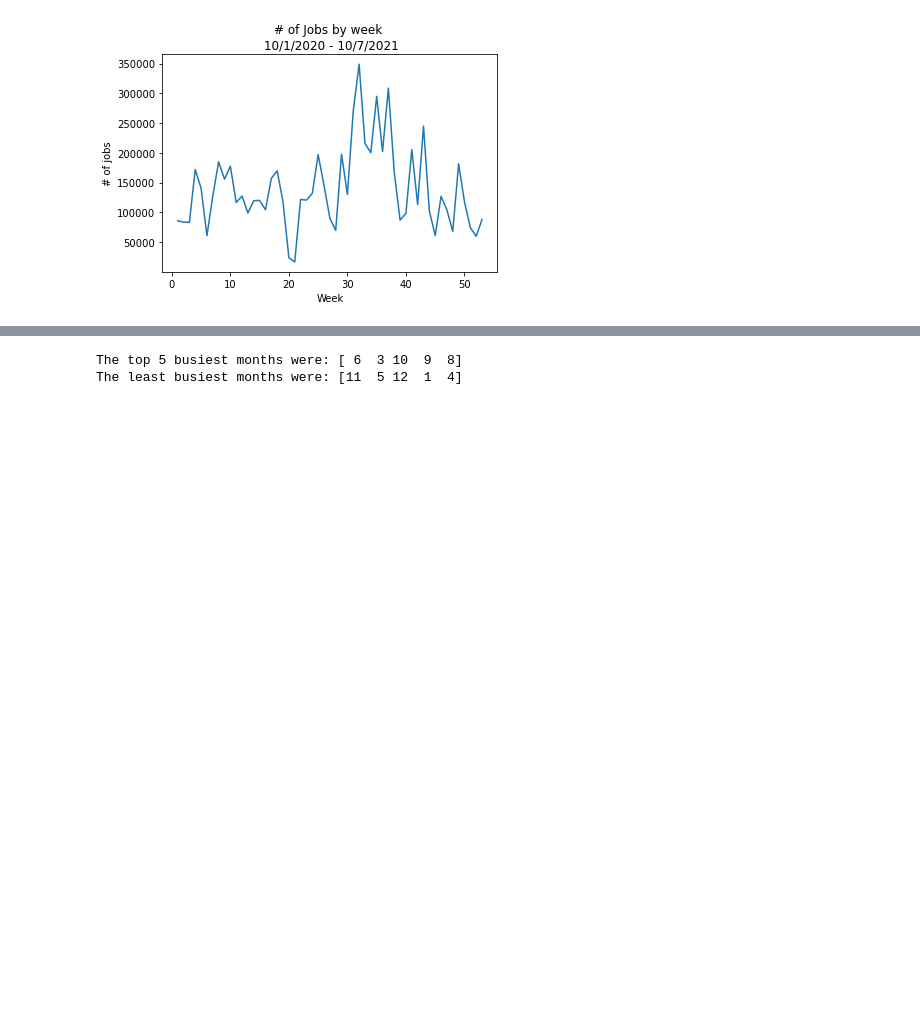
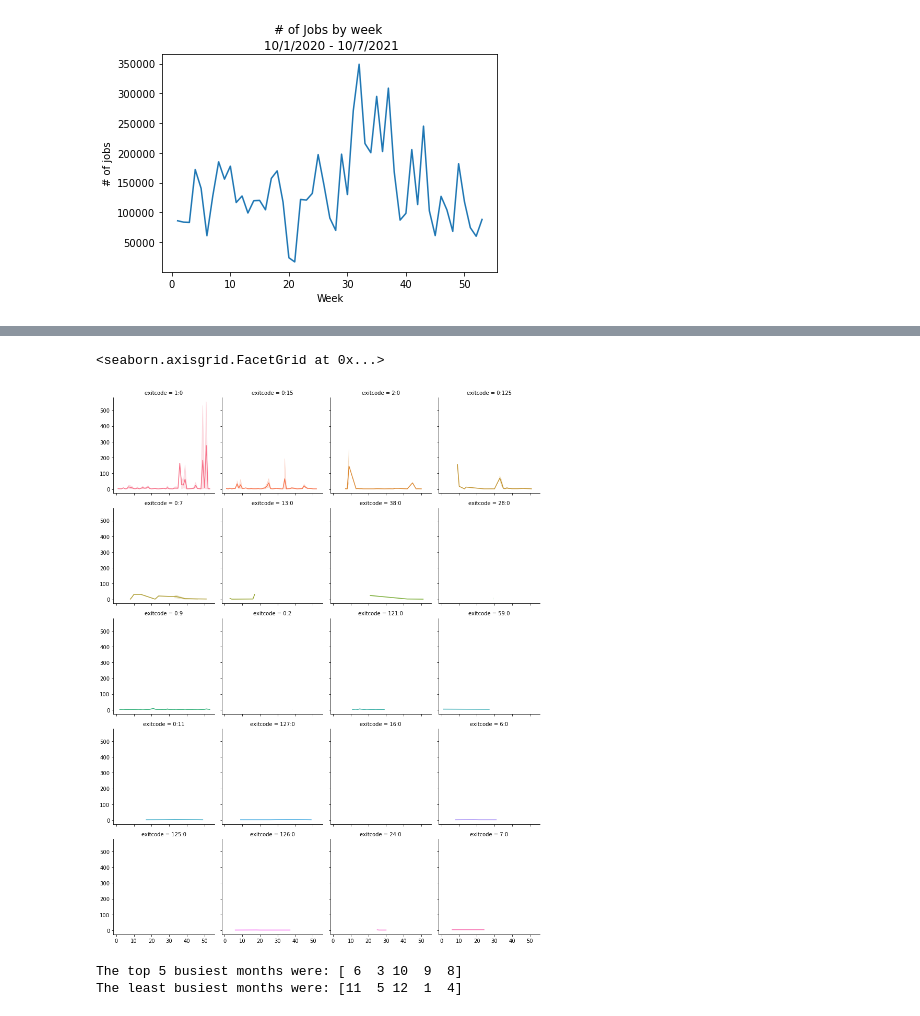
Before and after one commit to nss-data-science-cohort-5/accre-red-skittles, a Jupyter notebook: notebooks/fullsample.ipynb, the cells around one changed output, grey strips where cells are left out. Saved outputs shown, nothing was run; the diff lists cells and outputs as text; code cells hidden in the pictures; blank space fills up the shorter version.

```diff
--- a/notebooks/fullsample.ipynb
+++ b/notebooks/fullsample.ipynb
@@ -154,3 +151,15 @@ for column in tmp_series.columns.to_list():
+# %%
+tmp = jobs_ended.reset_index().dropna()
+
+g = sns.FacetGrid(tmp.query('exitcode != "0:0" and jobs_ended_per_hour > 1'),
+                  col='exitcode',
+                  col_wrap=4,
+                  hue='exitcode')
+
+g.map_dataframe(sns.lineplot, y='jobs_ended_per_hour', x='week_end')
+# %% [output]
+<seaborn.axisgrid.FacetGrid at 0x...>
+[figure, added]
 # %%
 tmp_series = group_data(dataframe=jobs_ended, groupby='month_end', agg='jobs_ended_per_hour')
 
```
Also changed, not shown: parts of 5 cells of this notebook.
